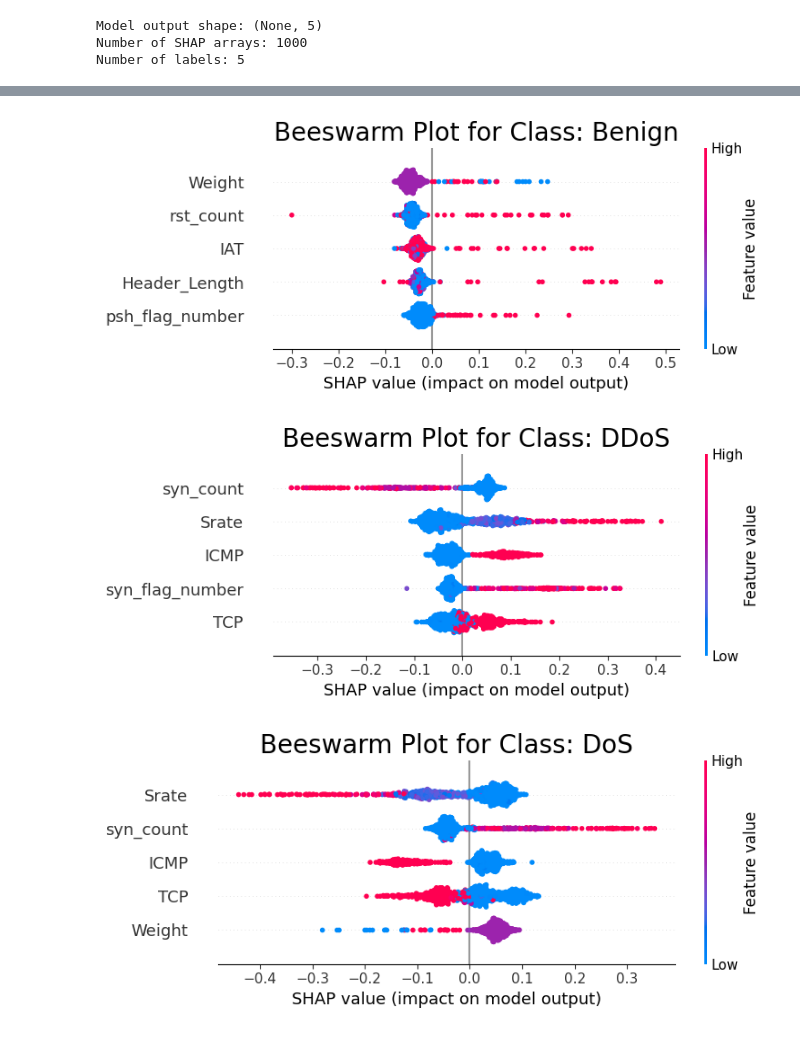
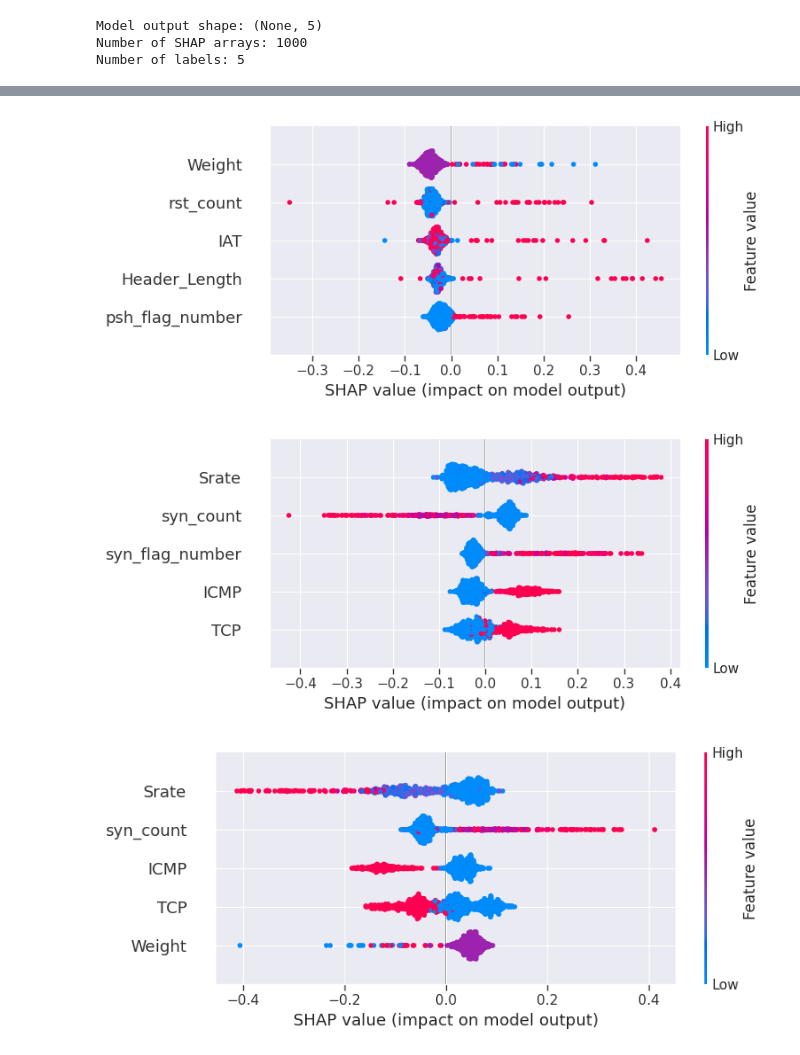
Before and after one commit to sssspppuud/Network-Intrusion-Detection-System-with-Explainable-Deep-Learning, a Jupyter notebook: Code/notebooks/04_explainability.ipynb, the cells around one changed output, grey strips where cells are left out. Cells and saved outputs as stored; diff of their text form; code cells hidden in the pictures.

```diff
--- a/Code/notebooks/04_explainability.ipynb
+++ b/Code/notebooks/04_explainability.ipynb
@@ -17,11 +17,9 @@ To enable the following instructions: AVX2 AVX_VNNI FMA, in other operations, re
 # %%
-sns.set_theme()
+sns.set_theme(style="darkgrid", context="paper", palette="bright")
 plt.rcParams.update({
-    "font.size": 20,
-    "axes.titlesize": 24,
-    "axes.labelsize": 24,
-    "xtick.labelsize": 24,
-    "ytick.labelsize": 24
+        "font.size": 12,
+        "axes.titlesize": 14,
+        "legend.fontsize": 11
 })
 # %%
 PROJECT_ROOT = os.path.abspath("..")
@@ -91,18 +89,18 @@ for i, class_label in enumerate(encoder.classes_):
 # %%
 for i, class_label in enumerate(encoder.classes_):
     plt.figure(figsize=(14,12))
-    plt.title(f"Beeswarm Plot for Class: {class_label}")
+    # plt.title(f"Beeswarm Plot for Class: {class_label}")
     shap.summary_plot(
         shap_values[..., i],
         X_sample,
         feature_names=feature_names,
         max_display = 5,
         show=False
     )
     filename = os.path.join(f"beeswarm_{class_label}.png")
     plt.savefig(filename, format="png", dpi=300, bbox_inches="tight")
     plt.show()
 # %% [output]
-[figure, old version]
+[figure, new version]
-[figure, old version]
+[figure, new version]
-[figure, old version]
+[figure, new version]
```
Also changed, not shown: parts of 5 cells of this notebook, 5 other files.
